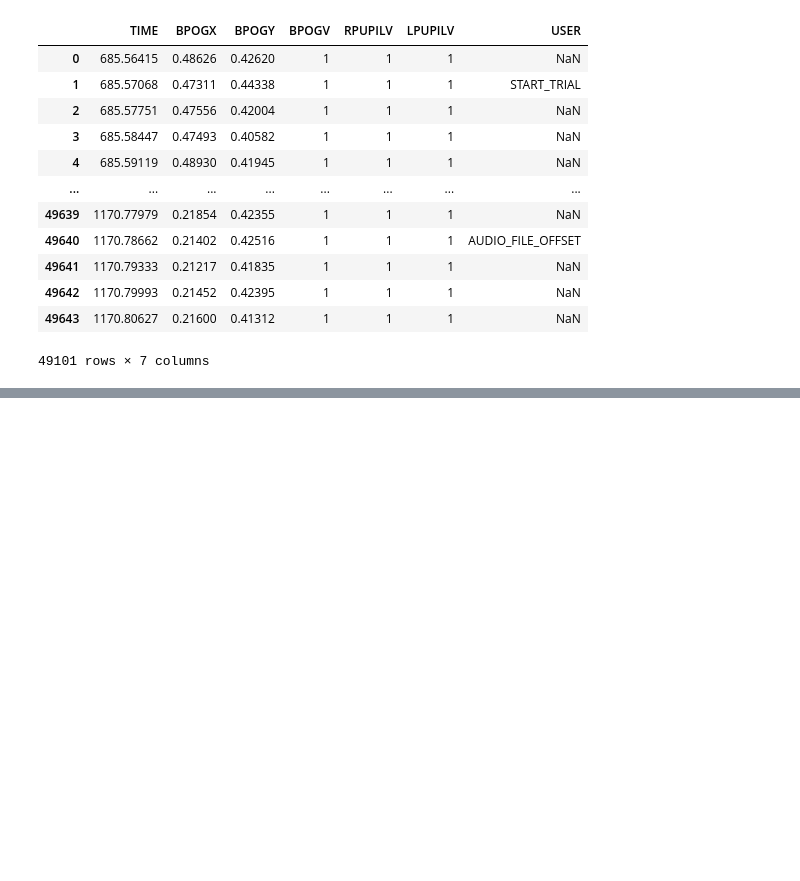
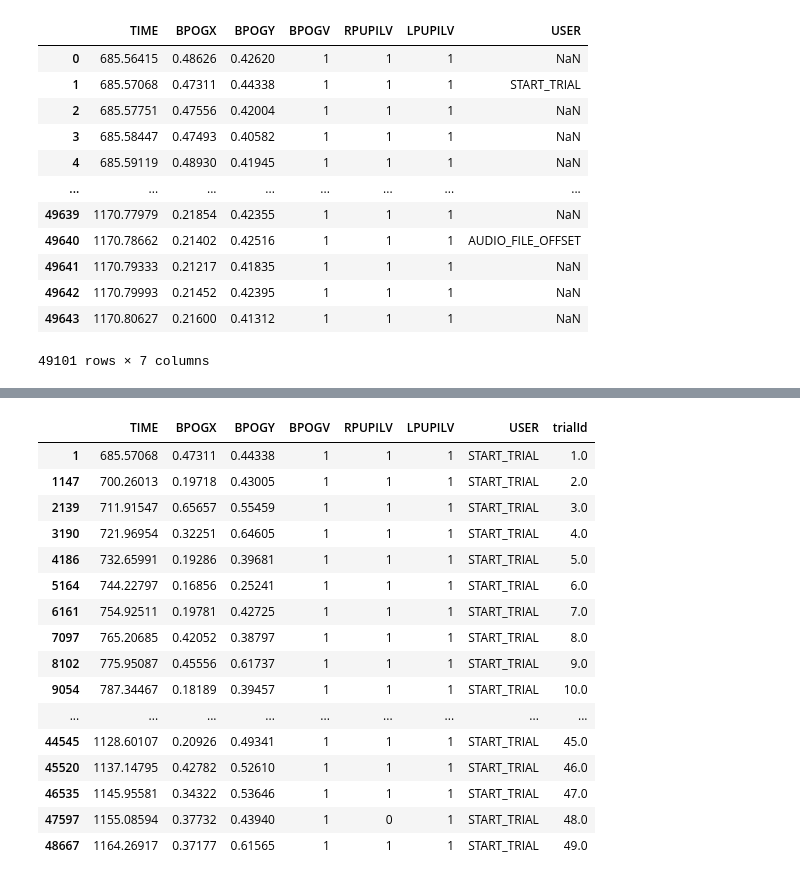
Before and after one commit to JonathanTheDuck/et26_VisualWorldParadigm, a Jupyter notebook: 02_analytics/human_predictions/human_pipeline.ipynb, the cells around one changed output, grey strips where cells are left out. Saved outputs shown, nothing was run; the diff lists cells and outputs as text; code cells hidden in the pictures; blank space fills up the shorter version.

```diff
--- a/02_analytics/human_predictions/human_pipeline.ipynb
+++ b/02_analytics/human_predictions/human_pipeline.ipynb
@@ -73,3 +90,33 @@ samples_valid
 | 49642 | 1170.79993 | 0.21452 | 0.42395 | 1 | 1 | 1 | NaN |
 | 49643 | 1170.80627 | 0.21600 | 0.41312 | 1 | 1 | 1 | NaN |
 49101 rows × 7 columns
+# %%
+#before we continue we should add trial numbers to the gaze samples starting with 1
+#the construct of this cell was created with gpt:
+is_start = samples_valid["USER"].eq("START_TRIAL")
+is_stop = samples_valid["USER"].eq("STOP_TRIAL")
+
+inside = False
+current_id = 0
+ids = []
+
+for start, stop in zip(is_start, is_stop):
+    if start:
+        inside = True
+        current_id += 1
+
+    ids.append(current_id if inside else None)
+
+    if stop:
+        inside = False
+
+samples_valid["trialId"] = ids
+
+# Alles außerhalb eines Intervalls entfernen
+samples_valid_onlyTrials = samples_valid[samples_valid["trialId"].notna()]
+samples_valid_onlyTrials
+
+
+#sanity checking: correct :) all ids are moving up in correct range
+#svd=samples_valid_onlyTrials[samples_valid_onlyTrials["USER"]=="START_TRIAL"]
+#svd=samples_valid_onlyTrials[samples_valid_onlyTrials["USER"]=="STOP_TRIAL"]
@@ -94,0 +228,22 @@ positions = {
+# %%
+#for this we cretae a helper dataframe that saves a collection of all audio offset recordings for each trial:
+svd=samples_valid_onlyTrials[samples_valid_onlyTrials["USER"]=="START_TRIAL"]
+svd
+# %% [output]
+|  | TIME | BPOGX | BPOGY | BPOGV | RPUPILV | LPUPILV | USER | trialId |
+| 1 | 685.57068 | 0.47311 | 0.44338 | 1 | 1 | 1 | START_TRIAL | 1.0 |
+| 1147 | 700.26013 | 0.19718 | 0.43005 | 1 | 1 | 1 | START_TRIAL | 2.0 |
+| 2139 | 711.91547 | 0.65657 | 0.55459 | 1 | 1 | 1 | START_TRIAL | 3.0 |
+| 3190 | 721.96954 | 0.32251 | 0.64605 | 1 | 1 | 1 | START_TRIAL | 4.0 |
+| 4186 | 732.65991 | 0.19286 | 0.39681 | 1 | 1 | 1 | START_TRIAL | 5.0 |
+| 5164 | 744.22797 | 0.16856 | 0.25241 | 1 | 1 | 1 | START_TRIAL | 6.0 |
+| 6161 | 754.92511 | 0.19781 | 0.42725 | 1 | 1 | 1 | START_TRIAL | 7.0 |
+| 7097 | 765.20685 | 0.42052 | 0.38797 | 1 | 1 | 1 | START_TRIAL | 8.0 |
+| 8102 | 775.95087 | 0.45556 | 0.61737 | 1 | 1 | 1 | START_TRIAL | 9.0 |
+| 9054 | 787.34467 | 0.18189 | 0.39457 | 1 | 1 | 1 | START_TRIAL | 10.0 |
+| ... | ... | ... | ... | ... | ... | ... | ... | ... |
+| 44545 | 1128.60107 | 0.20926 | 0.49341 | 1 | 1 | 1 | START_TRIAL | 45.0 |
+| 45520 | 1137.14795 | 0.42782 | 0.52610 | 1 | 1 | 1 | START_TRIAL | 46.0 |
+| 46535 | 1145.95581 | 0.34322 | 0.53646 | 1 | 1 | 1 | START_TRIAL | 47.0 |
+| 47597 | 1155.08594 | 0.37732 | 0.43940 | 1 | 0 | 1 | START_TRIAL | 48.0 |
+| 48667 | 1164.26917 | 0.37177 | 0.61565 | 1 | 1 | 1 | START_TRIAL | 49.0 |
```
Also changed, not shown: parts of 5 cells of this notebook.
